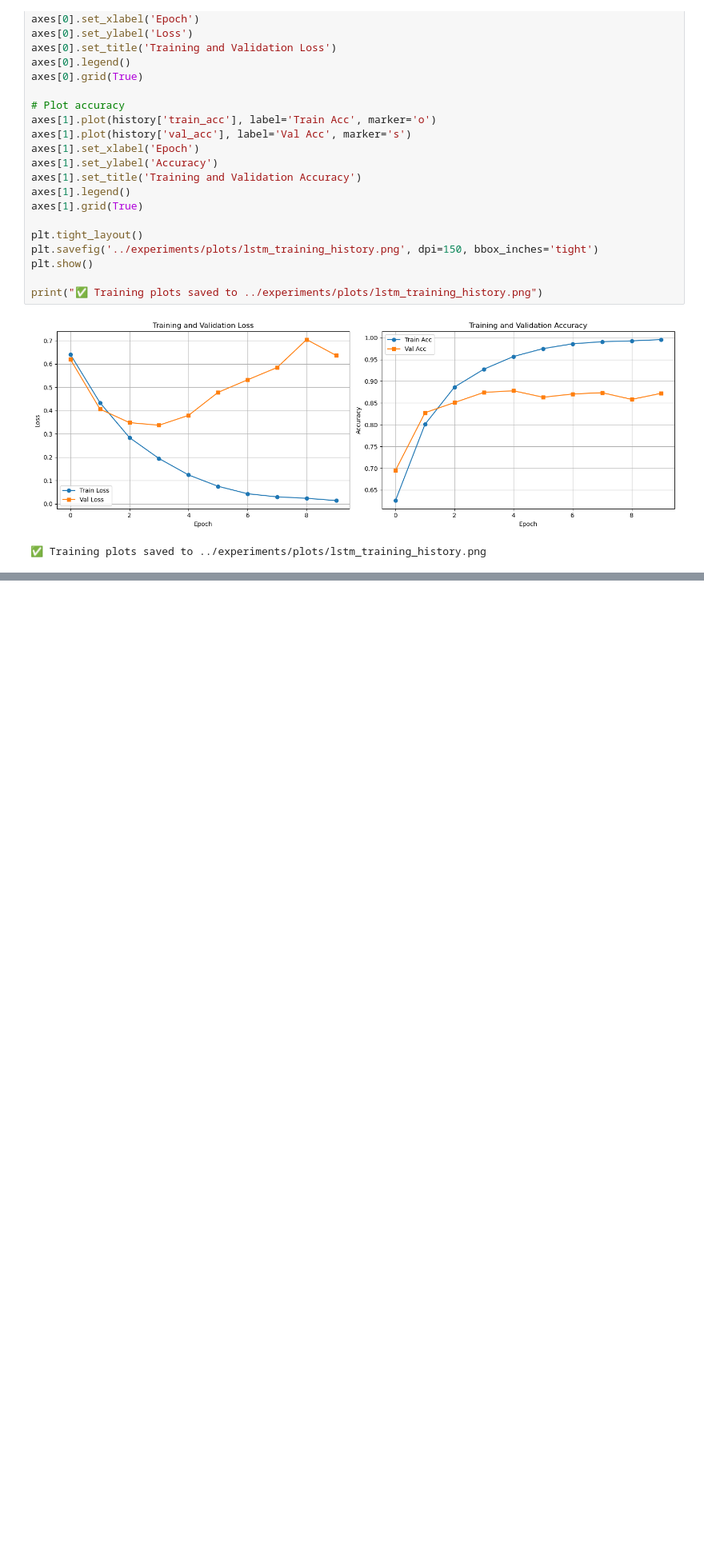
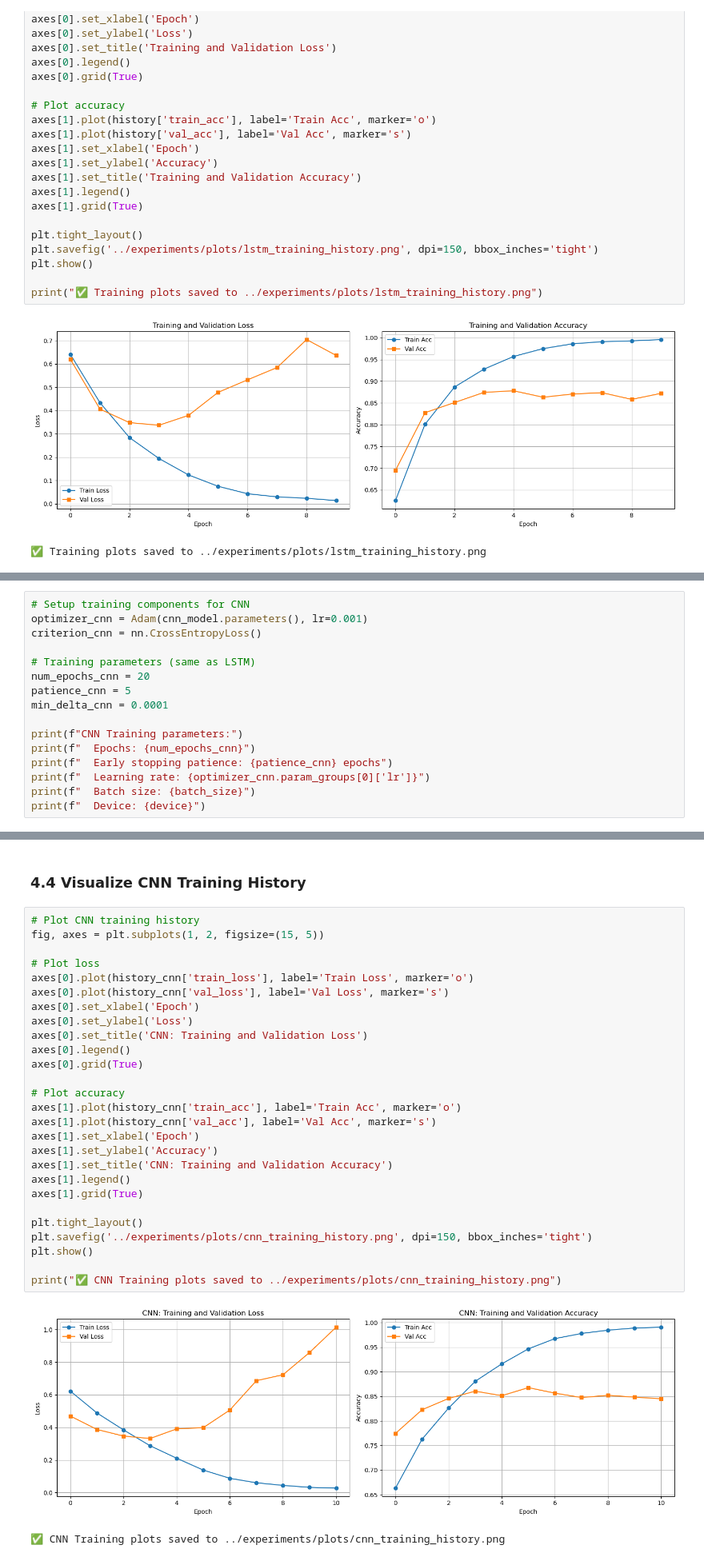
Before and after one commit to s207017/CZ4042-Group-Project, a Jupyter notebook: notebooks/03_baseline_models.ipynb, the cells around one changed output, grey strips where cells are left out. Shown at 80% size. Cells and saved outputs as stored; diff of their text form; blank space fills up the shorter version.

```diff
--- a/notebooks/03_baseline_models.ipynb
+++ b/notebooks/03_baseline_models.ipynb
@@ -484,0 +510,16 @@ print("✅ Training plots saved to ../experiments/plots/lstm_training_history.pn
+# %%
+# Setup training components for CNN
+optimizer_cnn = Adam(cnn_model.parameters(), lr=0.001)
+criterion_cnn = nn.CrossEntropyLoss()
+
+# Training parameters (same as LSTM)
+num_epochs_cnn = 20
+patience_cnn = 5
+min_delta_cnn = 0.0001
+
+print(f"CNN Training parameters:")
+print(f"  Epochs: {num_epochs_cnn}")
+print(f"  Early stopping patience: {patience_cnn} epochs")
+print(f"  Learning rate: {optimizer_cnn.param_groups[0]['lr']}")
+print(f"  Batch size: {batch_size}")
+print(f"  Device: {device}")
@@ -484,0 +773,32 @@ print("✅ Training plots saved to ../experiments/plots/lstm_training_history.pn
+# %% [markdown]
+### 4.4 Visualize CNN Training History
+# %%
+# Plot CNN training history
+fig, axes = plt.subplots(1, 2, figsize=(15, 5))
+
+# Plot loss
+axes[0].plot(history_cnn['train_loss'], label='Train Loss', marker='o')
+axes[0].plot(history_cnn['val_loss'], label='Val Loss', marker='s')
+axes[0].set_xlabel('Epoch')
+axes[0].set_ylabel('Loss')
+axes[0].set_title('CNN: Training and Validation Loss')
+axes[0].legend()
+axes[0].grid(True)
+
+# Plot accuracy
+axes[1].plot(history_cnn['train_acc'], label='Train Acc', marker='o')
+axes[1].plot(history_cnn['val_acc'], label='Val Acc', marker='s')
+axes[1].set_xlabel('Epoch')
+axes[1].set_ylabel('Accuracy')
+axes[1].set_title('CNN: Training and Validation Accuracy')
+axes[1].legend()
+axes[1].grid(True)
+
+plt.tight_layout()
+plt.savefig('../experiments/plots/cnn_training_history.png', dpi=150, bbox_inches='tight')
+plt.show()
+
+print("✅ CNN Training plots saved to ../experiments/plots/cnn_training_history.png")
+# %% [output]
+[figure, added]
+✅ CNN Training plots saved to ../experiments/plots/cnn_training_history.png
```
Also changed, not shown: parts of 10 cells of this notebook.
